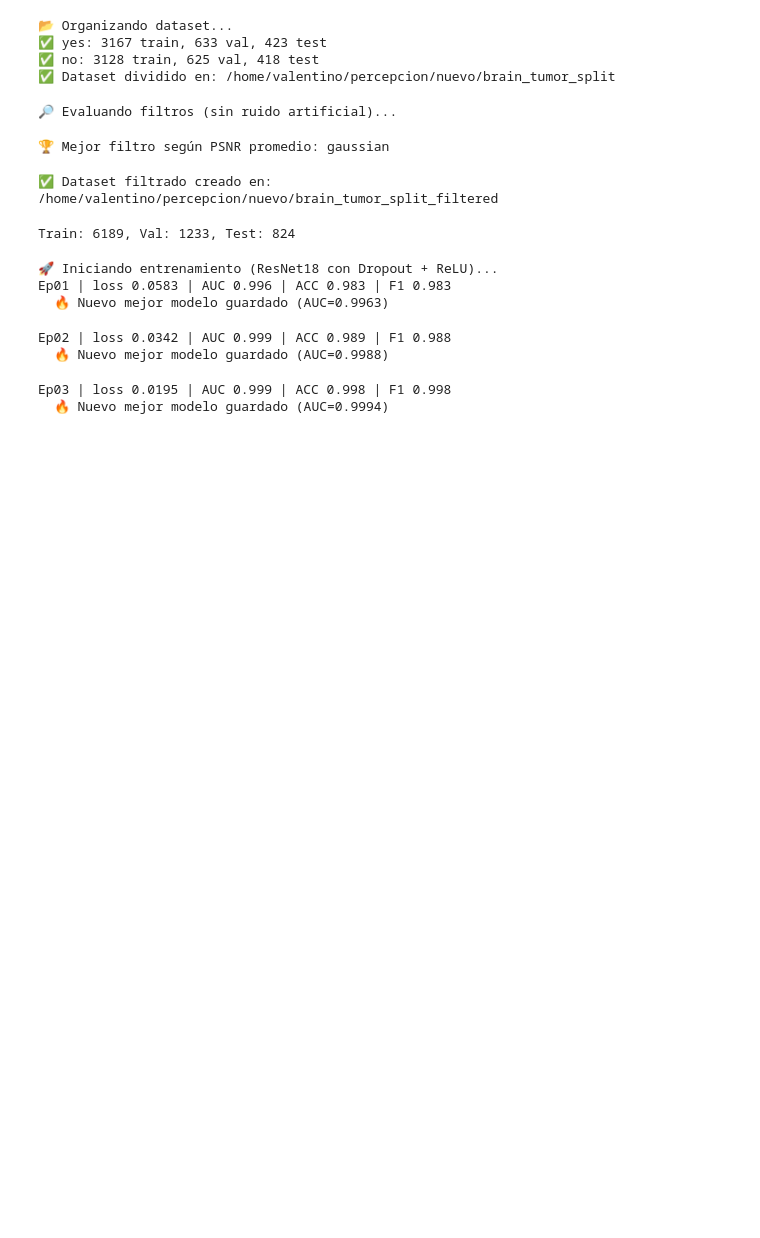
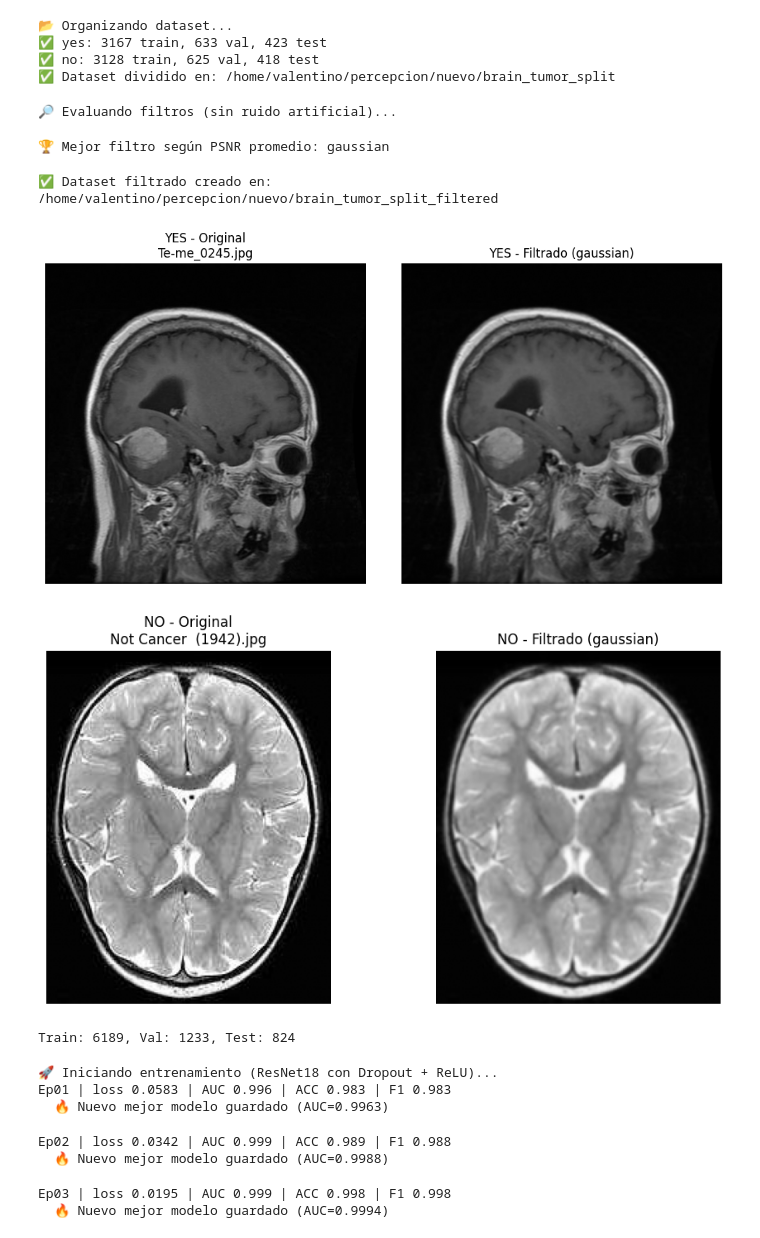
Before and after one commit to valz29/Percepcion-2, a Jupyter notebook: 4to-p.ipynb, the cells around one changed output. Saved outputs shown, nothing was run; the diff lists cells and outputs as text; code cells hidden in the pictures; blank space fills up the shorter version.

```diff
--- a/4to-p.ipynb
+++ b/4to-p.ipynb
@@ -137,6 +137,46 @@ print("\n✅ Dataset filtrado creado en:", DATA_FILTERED)
 🔎 Evaluando filtros (sin ruido artificial)...
 🏆 Mejor filtro según PSNR promedio: gaussian
 ✅ Dataset filtrado creado en: /home/valentino/percepcion/nuevo/brain_tumor_split_filtered
+# %%
+import matplotlib.pyplot as plt
+import random
+
+# =====================================================
+# VISUALIZAR FILTRADO (ANTES vs DESPUÉS)
+# =====================================================
+def show_comparison(cls='yes', n=2):
+    """Muestra n ejemplos antes y después del filtrado para una clase."""
+    original_dir = DATA_SPLIT / 'train' / cls
+    filtered_dir = DATA_FILTERED / 'train' / cls
+
+    files = list(original_dir.glob("*.jpg")) + list(original_dir.glob("*.png"))
+    random.shuffle(files)
+    samples = files[:n]
+
+    plt.figure(figsize=(10, 5 * n))
+    for i, f in enumerate(samples):
+        orig = imread_gray(f)
+        filt = imread_gray(filtered_dir / f.name)
+
+        plt.subplot(n, 2, 2*i + 1)
+        plt.imshow(orig, cmap='gray')
+        plt.title(f"{cls.upper()} - Original\n{f.name}")
+        plt.axis('off')
+
+        plt.subplot(n, 2, 2*i + 2)
+        plt.imshow(filt, cmap='gray')
+        plt.title(f"{cls.upper()} - Filtrado ({best_global})")
+        plt.axis('off')
+
+    plt.tight_layout()
+    plt.show()
+
+# Mostrar un ejemplo con tumor y otro sin
+show_comparison('yes', n=1)
+show_comparison('no', n=1)
+# %% [output]
+[figure, added]
+[figure, added]
 # %%
 # =====================================================
 # DATASET PARA PYTORCH
```
Also changed, not shown: parts of 3 cells of this notebook.
